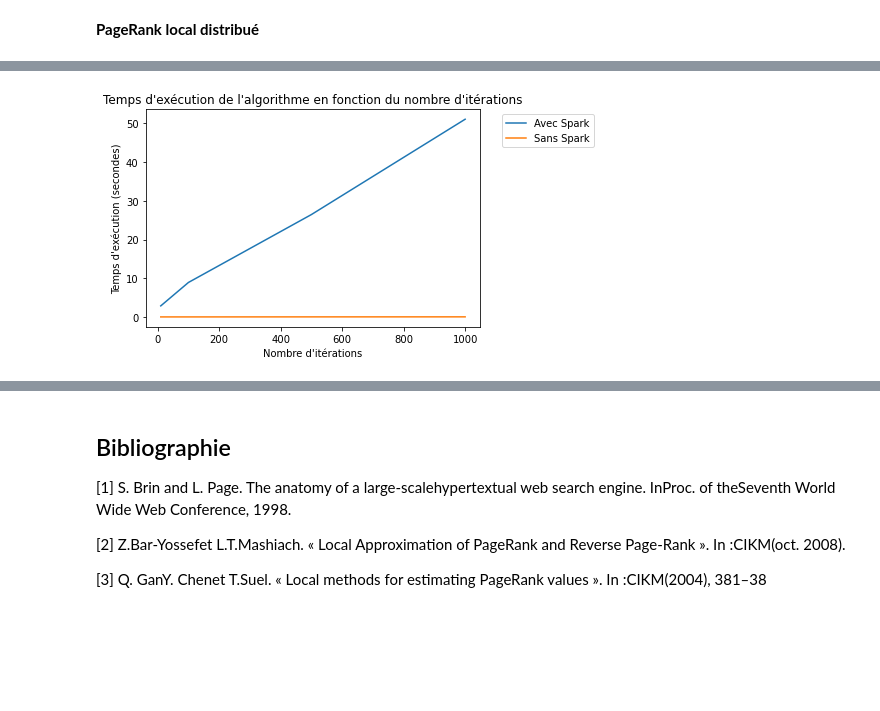
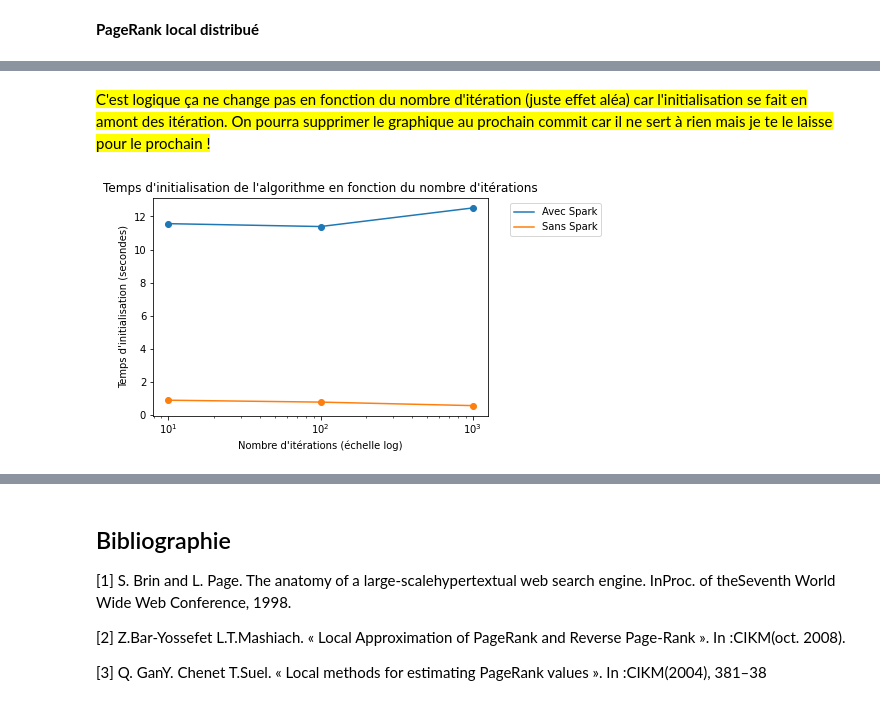
Before and after one commit to ARKEnsae/Pagerank_pyspark, a Jupyter notebook: DocPageRank.ipynb, the cells around one changed output, grey strips where cells are left out. Cells and saved outputs as stored; diff of their text form; code cells hidden in the pictures; blank space fills up the shorter version.

Commit message:
08/02 : suite des travaux Kim suite a modif timer Isabelle.

```diff
--- a/DocPageRank.ipynb
+++ b/DocPageRank.ipynb
@@ -342,7 +429,9 @@ def creer_graphique_timer_lignes(nbs_lignes,with_spark_list,without_spark_list,n
     #plt.savefig('Output/name.png')
     plt.show()
 # %%
-def creer_donnees_graphique_timer_iters(nbs_iters,nb_lignes,fichier="web-Google"):
+# Temps de calcul en fonction du nombre d'itérations
+def creer_donnees_graphique_timer_iters(nbs_iters,nb_lignes,fichier="web-Google",
+                                         timer_mapreduce=True):
     without_spark_list=[]
     with_spark_list=[]
     for nb_iters in nbs_iters:
@@ -350,24 +439,40 @@ def creer_donnees_graphique_timer_iters(nbs_iters,nb_lignes,fichier="web-Google"
                      sep=' ', names=["in","out"])
         G=nx.from_pandas_edgelist(df, 'in', 'out',create_using=nx.DiGraph())
         RddDataBase = sc.textFile("data/{}{}.txt".format(fichier,nb_lignes))
-        without_spark = pagerank_local(G,nbIter=nb_iters,
-                                            alpha=0.85, only_timer=True)
+        without_spark = pagerank_local(G,max_iter=nb_iters,
+                                            alpha=0.85, only_timer=True,
+                                         timer_mapreduce=timer_mapreduce)
         without_spark_list.append(without_spark)
-        with_spark = pagerank_local_spark(RddDataBase,nbIter=nb_iters,
-                                               alpha=0.85, only_timer=True)
+        with_spark = pagerank_local_spark(RddDataBase,max_iter=nb_iters,
+                                               alpha=0.85, only_timer=True,
+                                         timer_mapreduce=timer_mapreduce)
         with_spark_list.append(with_spark)
     return(with_spark_list,without_spark_list)
 
-def creer_graphique_timer_iters(nbs_iters,with_spark_list,without_spark_list,nb_lignes):
+def creer_graphique_timer_iters(nbs_iters,with_spark_list,
+                                without_spark_list,nb_lignes,
+                                echelle_log=True,timer_mapreduce=True):
     ax = plt.subplot()
+    plt.scatter(nbs_iters,with_spark_list,marker='o')
     plt.plot(nbs_iters,with_spark_list , label="Avec Spark")
+    plt.scatter(nbs_iters,without_spark_list,marker='o')
     plt.plot(nbs_iters,without_spark_list , label="Sans Spark")
     leg = plt.legend()
     leg = plt.legend(bbox_to_anchor=(1.05, 1), loc='upper left')
     #leg = plt.legend(loc='best', ncol=2, mode="expand", shadow=True, fancybox=True)
     #leg.get_frame().set_alpha(0.5)
-    plt.title("Temps d'exécution de l'algorithme en fonction du nombre d'itérations")
-    plt.ylabel("Temps d'exécution (secondes)")
-    plt.xlabel("Nombre d'itérations")
+    if timer_mapreduce:
+        plt.title("Temps d'exécution de l'algorithme en fonction du nombre d'itérations")
+        plt.ylabel("Temps d'exécution (secondes)")
+    else:
+        plt.title("Temps d'initialisation de l'algorithme en fonction du nombre d'itérations")
+        plt.ylabel("Temps d'initialisation (secondes)")
+
+    if echelle_log:
+        plt.xscale("log")
+        plt.xlabel("Nombre d'itérations (échelle log)")
+    else:
+        plt.xlabel("Nombre d'itérations")
+
     #plt.savefig('Output/name.png')
     plt.show()
@@ -513,8 +641,10 @@ creer_graphique_timer_iters(nbs_iters,with_spark_list,
+# %% [markdown]
+<mark>C'est logique ça ne change pas en fonction du nombre d'itération (juste effet aléa) car l'initialisation se fait en amont des itération. On pourra supprimer le graphique au prochain commit car il ne sert à rien mais je te le laisse pour le prochain !</mark>
 # %%
-nbs_iters=[10,100,500,1000]
+nbs_iters=[10,100,1000]
 with_spark_list, without_spark_list = creer_donnees_graphique_timer_iters(
-    nbs_iters,nb_lignes=100)
-creer_graphique_timer_iters(nbs_iters,with_spark_list,
-                            without_spark_list,nb_lignes=100)
+    nbs_iters,nb_lignes=1000000, timer_mapreduce=False)
+creer_graphique_timer_iters(nbs_iters,with_spark_list, without_spark_list,
+                            nb_lignes=1000000, timer_mapreduce=False)
 # %% [output]
-[figure, old version]
+[figure, new version]
```
Also changed, not shown: parts of 42 cells of this notebook.
